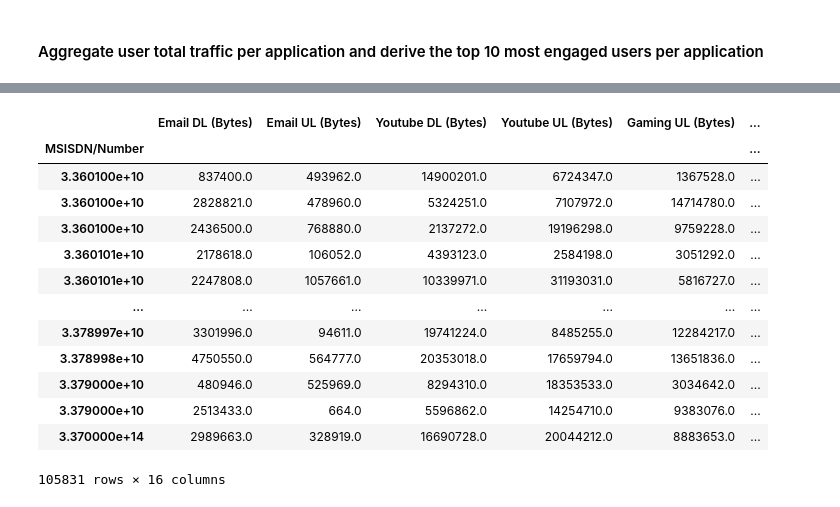
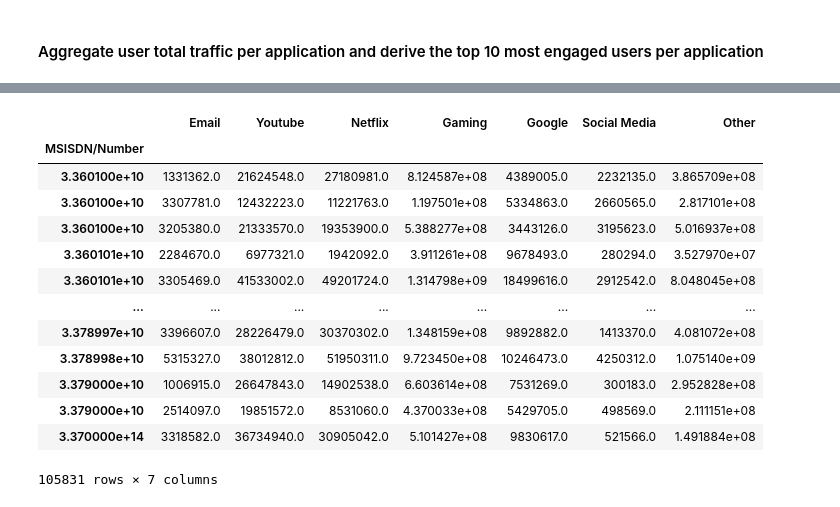
Before and after one commit to Roseco-crs/10Academy_week_1_Telecom_Industry, a Jupyter notebook: code/extract_data.ipynb, the cells around one changed output, grey strips where cells are left out. Saved outputs shown, nothing was run; the diff lists cells and outputs as text; code cells hidden in the pictures.

```diff
--- a/code/extract_data.ipynb
+++ b/code/extract_data.ipynb
@@ -444,8 +444,9 @@ agg.describe()
 # %%
 # Total traffic per application
 df_num['Email'] = df_num['Email DL (Bytes)'] + df_num['Email UL (Bytes)']
+df_num['Google'] = df_num["Google DL (Bytes)"] + df_num['Google UL (Bytes)']
 df_num['Youtube'] = df_num["Youtube DL (Bytes)"] + df_num['Youtube UL (Bytes)']
-df_num['Netflix'] = df_num["Netflix DL (Bytes)"] + df_num['Youtube UL (Bytes)']
+df_num['Netflix'] = df_num["Netflix DL (Bytes)"] + df_num['Netflix UL (Bytes)']
 df_num['Gaming'] = df_num["Gaming DL (Bytes)"] + df_num["Gaming UL (Bytes)"]
-df_num['Socia Media'] = df_num['Social Media DL (Bytes)'] + df_num["Social Media UL (Bytes)"]
+df_num['Social Media'] = df_num["Social Media DL (Bytes)"] + df_num["Social Media UL (Bytes)"]
 df_num['Other'] = df_num["Other DL (Bytes)"] + df_num["Other UL (Bytes)"]
@@ -452,21 +471,17 @@ df_num['Other'] = df_num["Other DL (Bytes)"] + df_num["Other UL (Bytes)"]
-# %%
-df_num.groupby('MSISDN/Number')[['Email DL (Bytes)','Email UL (Bytes)',
-       'Youtube DL (Bytes)', 'Youtube UL (Bytes)', 'Gaming UL (Bytes)',
-       'Netflix DL (Bytes)', 'Netflix UL (Bytes)', 'Gaming DL (Bytes)',
-       'Google UL (Bytes)','Google DL (Bytes)', 'Social Media UL (Bytes)',
-       'Social Media DL (Bytes)', 'Other UL (Bytes)', 'Other DL (Bytes)', 'Total DL (Bytes)', 'Total UL (Bytes)']].sum()
-# %% [output]
-|  | Email DL (Bytes) | Email UL (Bytes) | Youtube DL (Bytes) | Youtube UL (Bytes) | Gaming UL (Bytes) | ... |
-| MSISDN/Number |  |  |  |  |  | ... |
-| 3.360100e+10 | 837400.0 | 493962.0 | 14900201.0 | 6724347.0 | 1367528.0 | ... |
-| 3.360100e+10 | 2828821.0 | 478960.0 | 5324251.0 | 7107972.0 | 14714780.0 | ... |
-| 3.360100e+10 | 2436500.0 | 768880.0 | 2137272.0 | 19196298.0 | 9759228.0 | ... |
-| 3.360101e+10 | 2178618.0 | 106052.0 | 4393123.0 | 2584198.0 | 3051292.0 | ... |
-| 3.360101e+10 | 2247808.0 | 1057661.0 | 10339971.0 | 31193031.0 | 5816727.0 | ... |
-| ... | ... | ... | ... | ... | ... | ... |
-| 3.378997e+10 | 3301996.0 | 94611.0 | 19741224.0 | 8485255.0 | 12284217.0 | ... |
-| 3.378998e+10 | 4750550.0 | 564777.0 | 20353018.0 | 17659794.0 | 13651836.0 | ... |
-| 3.379000e+10 | 480946.0 | 525969.0 | 8294310.0 | 18353533.0 | 3034642.0 | ... |
-| 3.379000e+10 | 2513433.0 | 664.0 | 5596862.0 | 14254710.0 | 9383076.0 | ... |
-| 3.370000e+14 | 2989663.0 | 328919.0 | 16690728.0 | 20044212.0 | 8883653.0 | ... |
-105831 rows × 16 columns
+# %%
+df_num.groupby('MSISDN/Number')[['Email', 'Youtube', 'Netflix', 'Gaming', 'Google', 'Social Media', 'Other']].sum()
+# %% [output]
+|  | Email | Youtube | Netflix | Gaming | Google | Social Media | Other |
+| MSISDN/Number |  |  |  |  |  |  |  |
+| 3.360100e+10 | 1331362.0 | 21624548.0 | 27180981.0 | 8.124587e+08 | 4389005.0 | 2232135.0 | 3.865709e+08 |
+| 3.360100e+10 | 3307781.0 | 12432223.0 | 11221763.0 | 1.197501e+08 | 5334863.0 | 2660565.0 | 2.817101e+08 |
+| 3.360100e+10 | 3205380.0 | 21333570.0 | 19353900.0 | 5.388277e+08 | 3443126.0 | 3195623.0 | 5.016937e+08 |
+| 3.360101e+10 | 2284670.0 | 6977321.0 | 1942092.0 | 3.911261e+08 | 9678493.0 | 280294.0 | 3.527970e+07 |
+| 3.360101e+10 | 3305469.0 | 41533002.0 | 49201724.0 | 1.314798e+09 | 18499616.0 | 2912542.0 | 8.048045e+08 |
+| ... | ... | ... | ... | ... | ... | ... | ... |
+| 3.378997e+10 | 3396607.0 | 28226479.0 | 30370302.0 | 1.348159e+08 | 9892882.0 | 1413370.0 | 4.081072e+08 |
+| 3.378998e+10 | 5315327.0 | 38012812.0 | 51950311.0 | 9.723450e+08 | 10246473.0 | 4250312.0 | 1.075140e+09 |
+| 3.379000e+10 | 1006915.0 | 26647843.0 | 14902538.0 | 6.603614e+08 | 7531269.0 | 300183.0 | 2.952828e+08 |
+| 3.379000e+10 | 2514097.0 | 19851572.0 | 8531060.0 | 4.370033e+08 | 5429705.0 | 498569.0 | 2.111151e+08 |
+| 3.370000e+14 | 3318582.0 | 36734940.0 | 30905042.0 | 5.101427e+08 | 9830617.0 | 521566.0 | 1.491884e+08 |
+105831 rows × 7 columns
```
Also changed, not shown: parts of 1 cell of this notebook.
